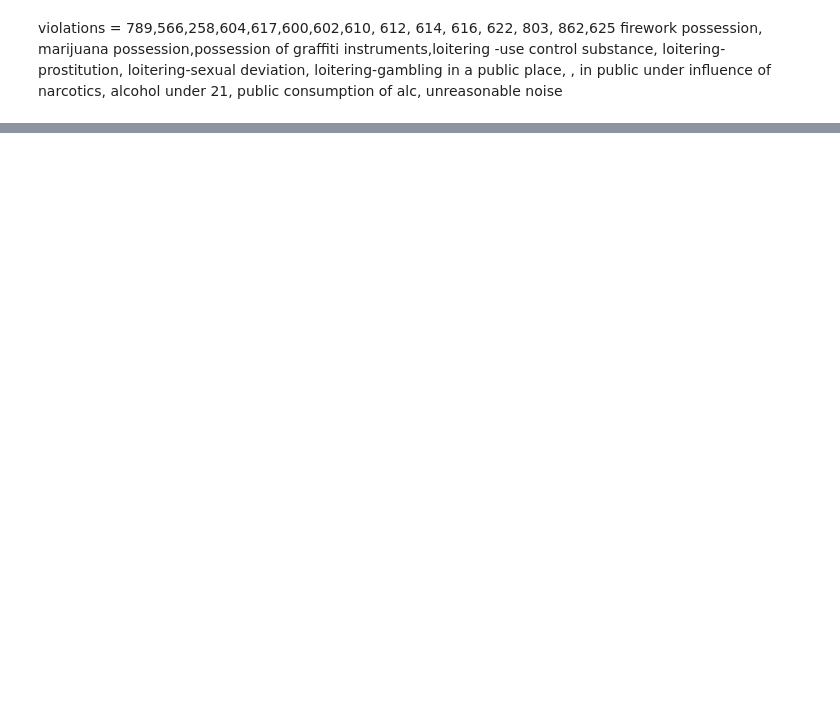
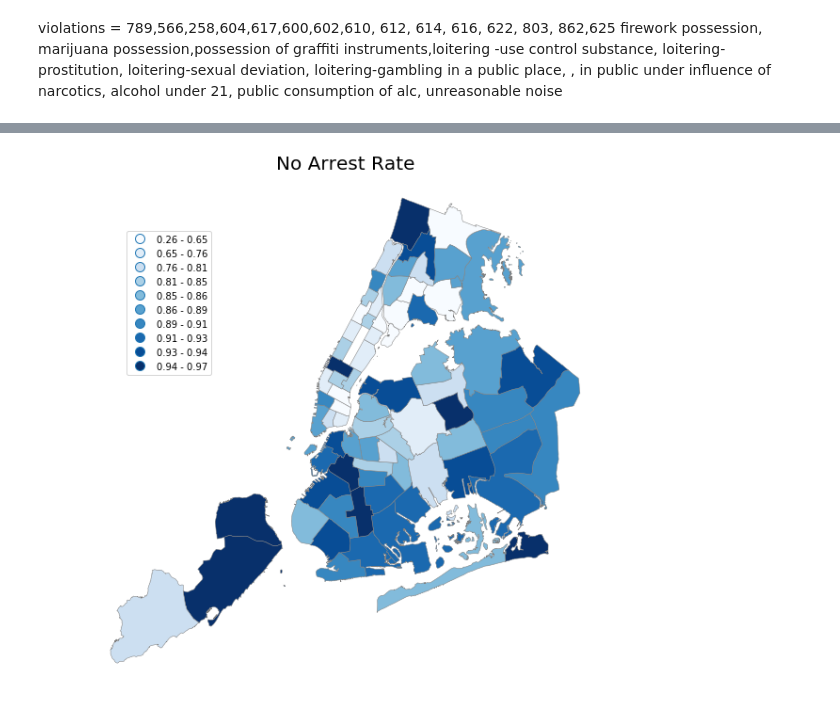
Before and after one commit to tharma3/patrol_allocation, a Jupyter notebook: notebooks/Over-policed?.ipynb, the cells around one changed output, grey strips where cells are left out. Cells and saved outputs as stored; diff of their text form; code cells hidden in the pictures; blank space fills up the shorter version.

```diff
--- a/notebooks/Over-policed?.ipynb
+++ b/notebooks/Over-policed?.ipynb
@@ -93,6 +161,6 @@ precinct.head()
 # %%
 precinct['percapita_day'] = (precinct['qol']/\
-        precinct['adjusted_day_precinct_x'])*10000
+        precinct['adjusted_day_precinct'])*10000
 # %%
 precinct = precinct[precinct.precinct != 22]
 # %%
@@ -120,3 +222,3 @@ stopfrisk['2018_no_rate'].hist(bins=30)
 # %%
-precinct = precinct.merge(stopfrisk)
-precinct.head()
+precinct2 = precinct.merge(stopfrisk, on='precinct')
+precinct2.shape
@@ -125,11 +236,13 @@ precinct['switch'] = 1 - precinct['2018_no_rate']
 # %%
 #make cloropleth of precincts shaded by allocation in this model
 
 f,ax = plt.subplots(figsize=(10,10))
-precinct.plot(column='2018_no_rate', cmap="Blues", edgecolor="grey",ax=ax,
+precinct2.plot(column='2014_no_rate', cmap="Blues", edgecolor="grey",ax=ax,
               scheme='quantiles',k=10, lw=.5, legend=True)
 ax.axis('off')
-plt.title('Ratio' ,fontsize=(20))
+plt.title('No Arrest Rate' ,fontsize=(20))
 
 leg = ax.get_legend()
 leg.set_bbox_to_anchor((0,-.1,.25,1));
+# %% [output]
+[figure, added]
```
Also changed, not shown: parts of 26 cells of this notebook, 5 other files.
